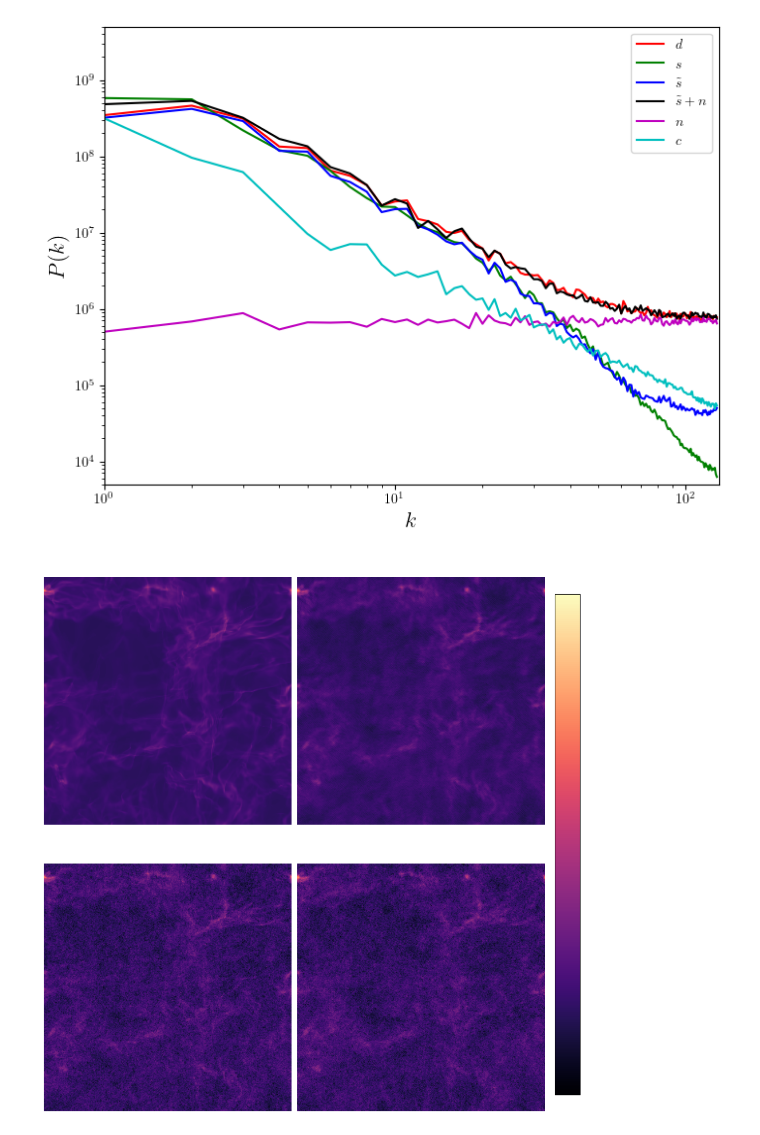
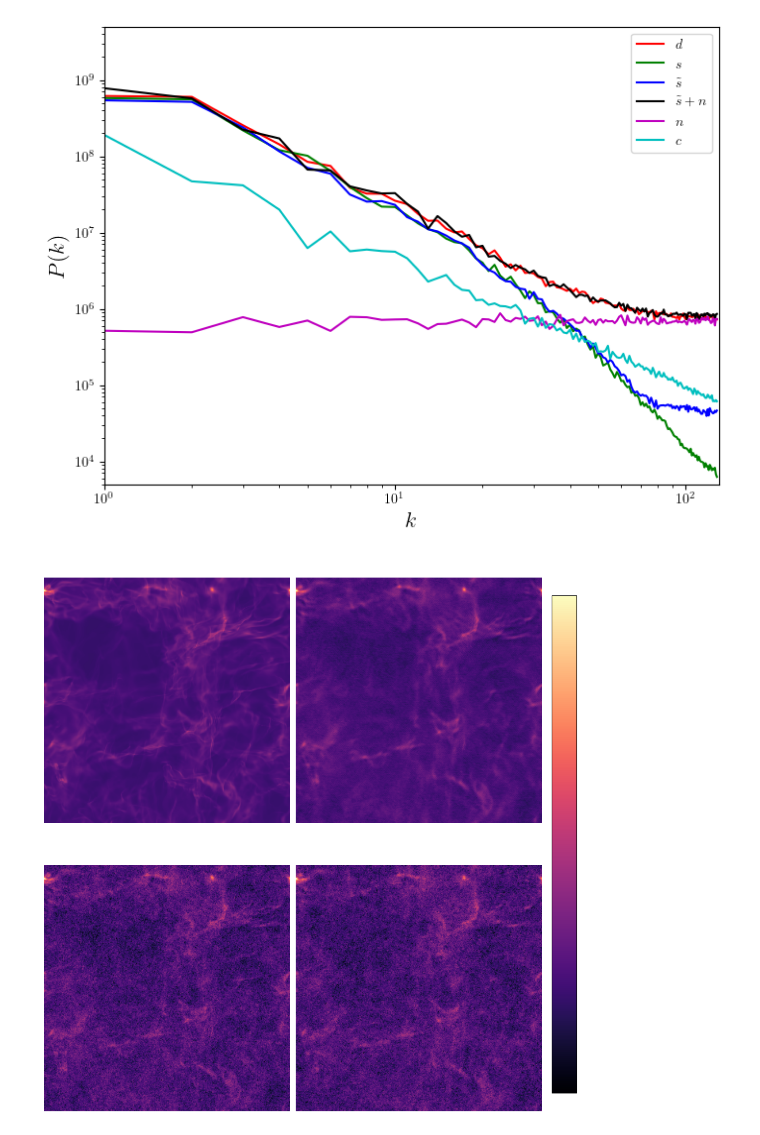
Before and after one commit to atsouros/ScatteringDenoising, a Jupyter notebook: plot_notebook.ipynb, the cells around one changed output. Saved outputs shown, nothing was run; the diff lists cells and outputs as text; code cells hidden in the pictures.

```diff
--- a/plot_notebook.ipynb
+++ b/plot_notebook.ipynb
@@ -10,13 +10,9 @@ plt.rcParams['text.usetex'] = True
 # %%
 method = 'double'
 nu = '217'
-noise_optimisation = False
 cmb_bool = True
-if method == 'double':
-    nu_load = (217,353)
-    dust, data, image_denoised = np.load(f"/Users/tsouros/Desktop/CMB CompSep/nu={nu_load}_cmb={cmb_bool}_noise_opt={noise_optimisation}_double_threshold.npy")
-else:
-    dust, data, image_syn = np.load(f"/Users/tsouros/Desktop/CMB CompSep/nu={nu}_cmb={cmb_bool}_{method}.npy")
+nu_load = (217,353)
+dust, data, image_denoised = np.load(f"/Users/tsouros/Desktop/ScatteringDenoising/nu={nu_load}_cmb={cmb_bool}_cross4.npy")
 # %%
 if nu == '217' and method == 'double':
     dust = dust[0]
@@ -39,7 +35,7 @@ amplitude = 2
 spectral_index = -1.7
 
 lam = 0.8
-image_syn_filtered = scattering.filter_radial(np.array([image_syn]), lambda k: k < nx * lam)
+image_syn_filtered = denoising.filter_radial(np.array([image_syn]), lambda k: k < nx * lam)
 image_syn_filtered = image_syn_filtered[0]
 
 if cmb_bool == True:
@@ -67,7 +63,7 @@ plt.savefig(f'PS_nu={nu}_cmb={cmb_bool}_{method}.png')
 
 plt.show()
 # %% [output]
-[figure, old version]
+[figure, new version]
 # %%
 # Enable LaTeX rendering in Matplotlib
 plt.rcParams['text.usetex'] = True
@@ -80,12 +76,12 @@ else:
 
 
 # # Compute filtered image
-image_syn_filtered = scattering.filter_radial(np.array([image_syn]), lambda k: k < nx * lam)
+image_syn_filtered = denoising.filter_radial(np.array([image_syn]), lambda k: k < nx * lam)
 image_syn_filtered = image_syn_filtered[0]
 
 # Compute global vmin and vmax for a consistent color scale
-# vmin = min(dust.min(), image_syn.min(), data.min(), rec_cont.min())
-# vmax = max(dust.max(), image_syn.max(), data.max(), rec_cont.max())
+vmin = min(dust.min(), image_syn.min(), data.min(), rec_cont.min())
+vmax = max(dust.max(), image_syn.max(), data.max(), rec_cont.max())
 
 
 cmap = 'magma'
@@ -107,31 +103,31 @@ axes[0, 1].set_title(r'$\tilde{s}$', fontsize=16, color=color)
 im2 = axes[1, 0].imshow(data, cmap=cmap, vmin=vmin, vmax=vmax)
 axes[1, 0].set_title(r'$d$', fontsize=16, color=color)
 
 im3 = axes[1, 1].imshow(rec_cont, cmap=cmap, vmin=vmin, vmax=vmax)
 if cmb_bool:
     axes[1, 1].set_title(r'$\tilde{s} + c + n$', fontsize=16, color=color)
 else:
     axes[1, 1].set_title(r'$\tilde{s} + n$', fontsize=16, color=color)
 
 
 # Remove axis ticks
 for ax in axes.ravel():
     ax.axis('off')
 
 # Add a common colorbar
 cbar = fig.colorbar(im3, ax=axes, orientation="vertical", fraction=0.05, pad=0.02)
 cbar.set_label(r"$\mu K_{CMB}$", fontsize=20, color=color)
 
 # Set colorbar text to white
 cbar.ax.yaxis.set_tick_params(color='white')
 plt.setp(plt.getp(cbar.ax.axes, 'yticklabels'), color=color)
 
 plt.rcParams['text.usetex'] = False  # Disable full LaTeX rendering
 # fig.suptitle(fr"$\nu = {nu}$ GHz, method = {method}", fontsize=20, color=color)
 
 plt.savefig(f'nu={nu}_cmb={cmb_bool}_{method}.png')
 
 
 plt.show()
 # %% [output]
-[figure, old version]
+[figure, new version]
```
Also changed, not shown: parts of 1 cell of this notebook, 7 other files.
